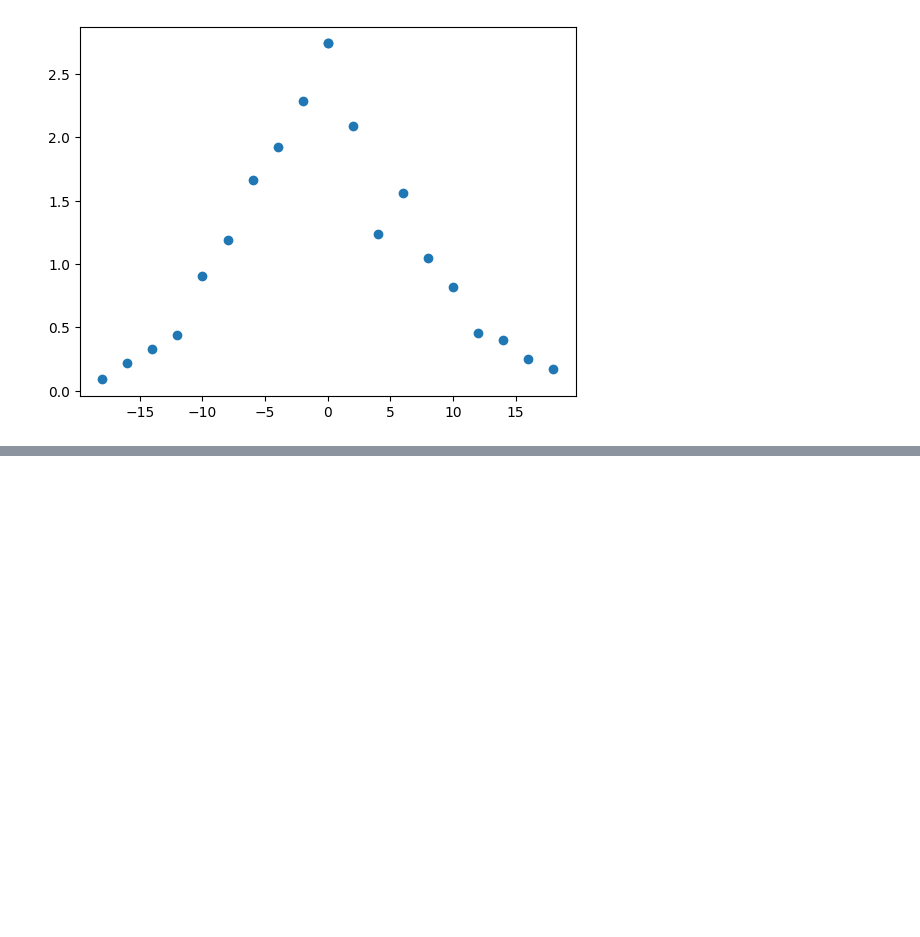
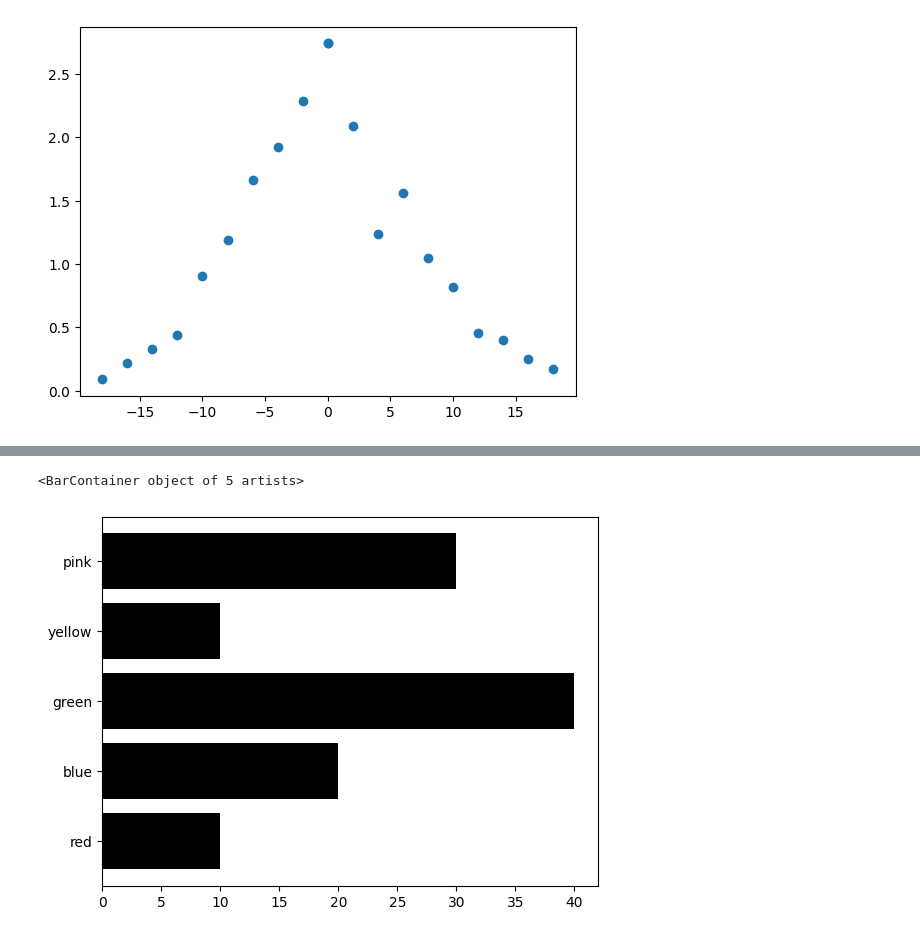
Before and after one commit to frypan05/Silhouette-codespaces-jupyter, a Jupyter notebook: notebooks/dueties.ipynb, the cells around one changed output, grey strips where cells are left out. Cells and saved outputs as stored; diff of their text form; code cells hidden in the pictures; blank space fills up the shorter version.

```diff
--- a/notebooks/dueties.ipynb
+++ b/notebooks/dueties.ipynb
@@ -959,0 +1010,5 @@ plt.show()
+# %%
+plt.barh(colors,children,color='black')
+# %% [output]
+<BarContainer object of 5 artists>
+[figure, added]
```
Also changed, not shown: parts of 9 cells of this notebook.
